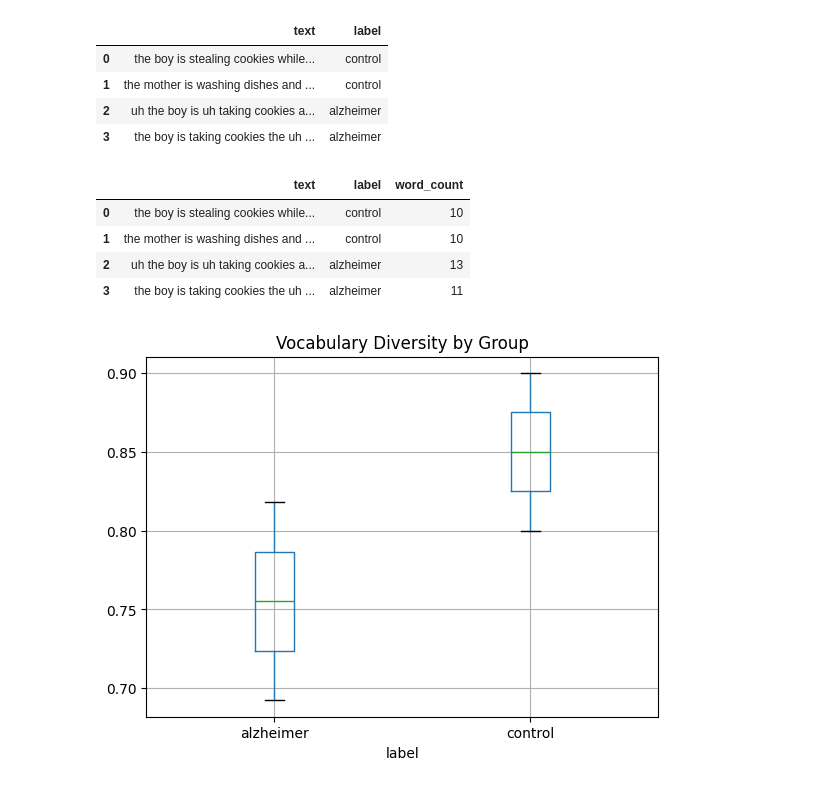
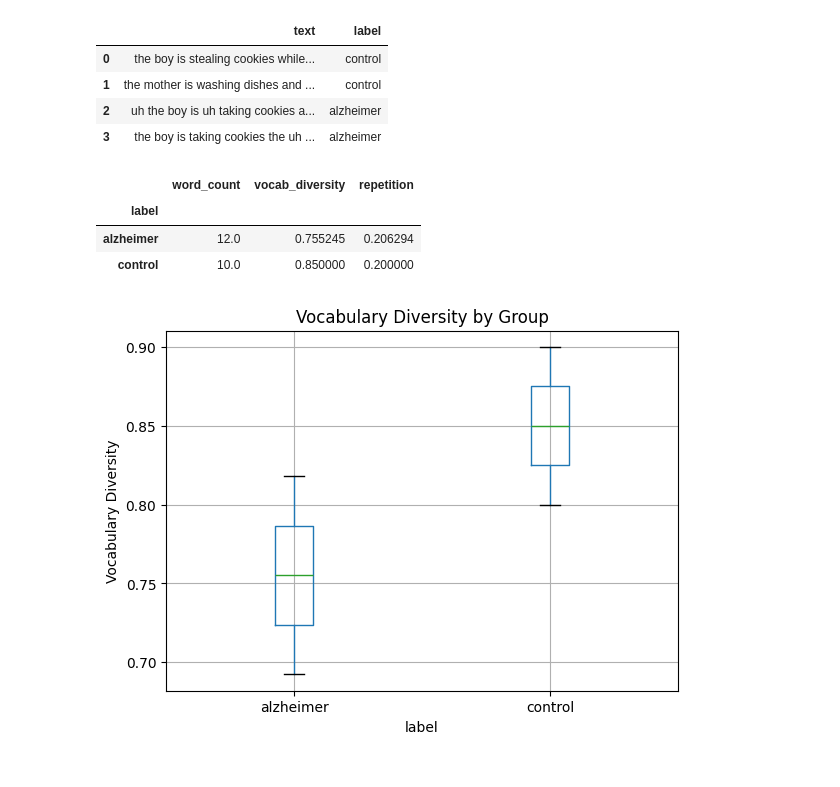
Before and after one commit to jasleensaini10/alzheimers-language-analysis, a Jupyter notebook: analysis.ipynb, the cells around one changed output. Saved outputs shown, nothing was run; the diff lists cells and outputs as text; code cells hidden in the pictures.

```diff
--- a/analysis.ipynb
+++ b/analysis.ipynb
@@ -11,43 +14,3 @@ df
 | 3 | the boy is taking cookies the uh ... | alzheimer |
 # %%
 df["word_count"] = df["text"].apply(lambda x: len(x.split()))
-df
-# %% [output]
-|  | text | label | word_count |
-| 0 | the boy is stealing cookies while... | control | 10 |
-| 1 | the mother is washing dishes and ... | control | 10 |
-| 2 | uh the boy is uh taking cookies a... | alzheimer | 13 |
-| 3 | the boy is taking cookies the uh ... | alzheimer | 11 |
-# %%
-import pandas as pd
-import numpy as np
-import matplotlib.pyplot as plt
-from collections import Counter
-
-def vocabulary_diversity(text):
-    words = text.split()
-    return len(set(words)) / len(words)
-
-df["vocab_diversity"] = df["text"].apply(vocabulary_diversity)
-df
-
-from collections import Counter
-
-def repetition_score(text):
-    words = text.split()
-    most_common = Counter(words).most_common(1)[0][1]
-    return most_common / len(words)
-
-df["repetition"] = df["text"].apply(repetition_score)
-df
-
-
-df.groupby("label")[["word_count", "vocab_diversity", "repetition"]].mean()
-
-
-df.boxplot(column="vocab_diversity", by="label")
-plt.title("Vocabulary Diversity by Group")
-plt.suptitle("")
-plt.show()
-# %% [output]
-[figure, removed]
@@ -53,0 +30,15 @@ plt.show()
+# %%
+df.groupby("label")[["word_count", "vocab_diversity", "repetition"]].mean()
+# %% [output]
+|  | word_count | vocab_diversity | repetition |
+| label |  |  |  |
+| alzheimer | 12.0 | 0.755245 | 0.206294 |
+| control | 10.0 | 0.850000 | 0.200000 |
+# %%
+df.boxplot(column="vocab_diversity", by="label")
+plt.title("Vocabulary Diversity by Group")
+plt.suptitle("")
+plt.ylabel("Vocabulary Diversity")
+plt.show()
+# %% [output]
+[figure, added]
```
Also changed, not shown: parts of 4 cells of this notebook.
